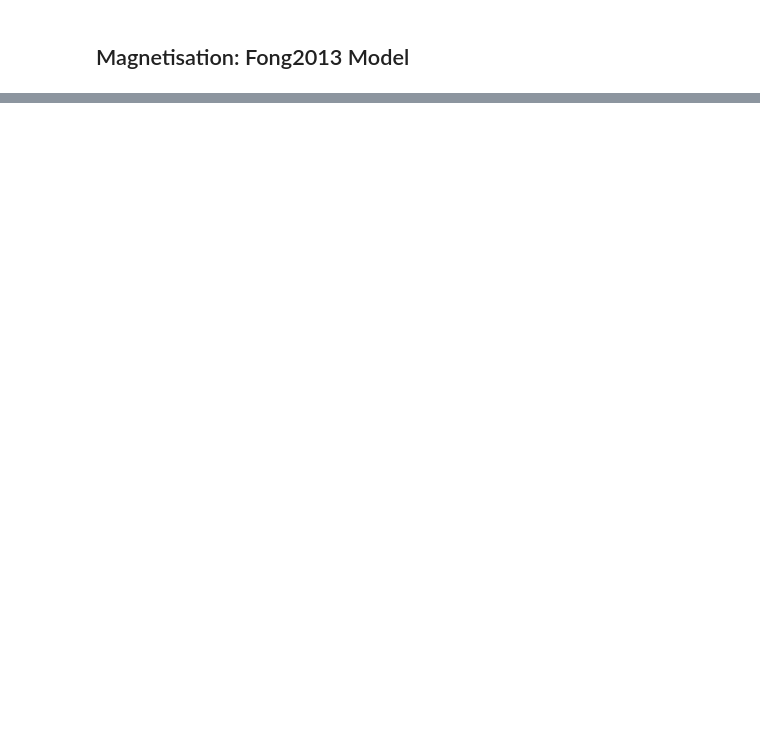
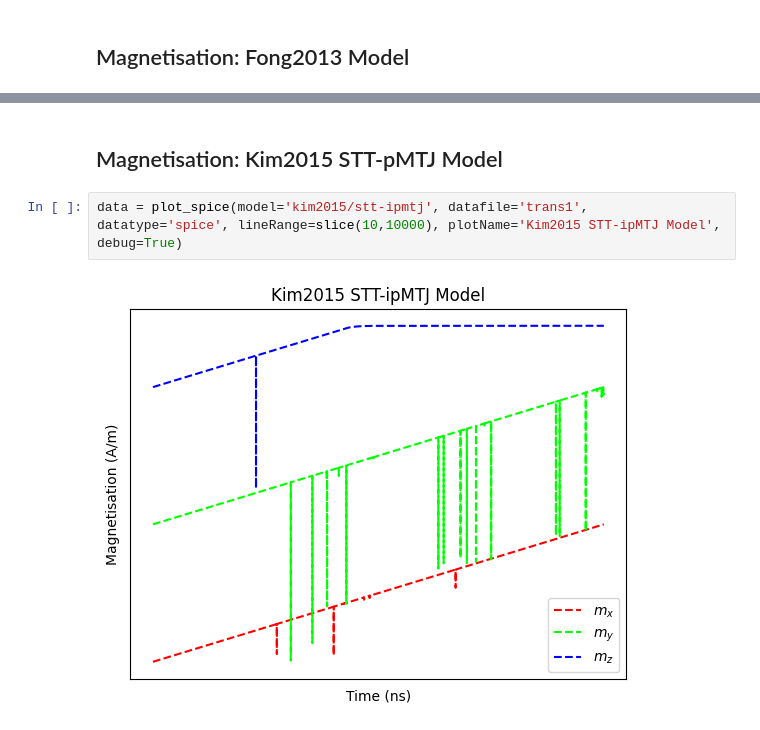
Before and after one commit to CRTejaswi/mtj, a Jupyter notebook: plot.ipynb, the cells around one changed output, grey strips where cells are left out. Saved outputs shown, nothing was run; the diff lists cells and outputs as text; blank space fills up the shorter version.

```diff
--- a/plot.ipynb
+++ b/plot.ipynb
@@ -57,0 +85,6 @@ plot_spice(datafile='pmtj-p2ap.printtr0', plotName='pMTJ (P->AP)')
+# %% [markdown]
+## Magnetisation: Kim2015 STT-pMTJ Model
+# %%
+data = plot_spice(model='kim2015/stt-ipmtj', datafile='trans1', datatype='spice', lineRange=slice(10,10000), plotName='Kim2015 STT-ipMTJ Model', debug=True)
+# %% [output]
+[figure, added]
```
Also changed, not shown: parts of 11 cells of this notebook.
